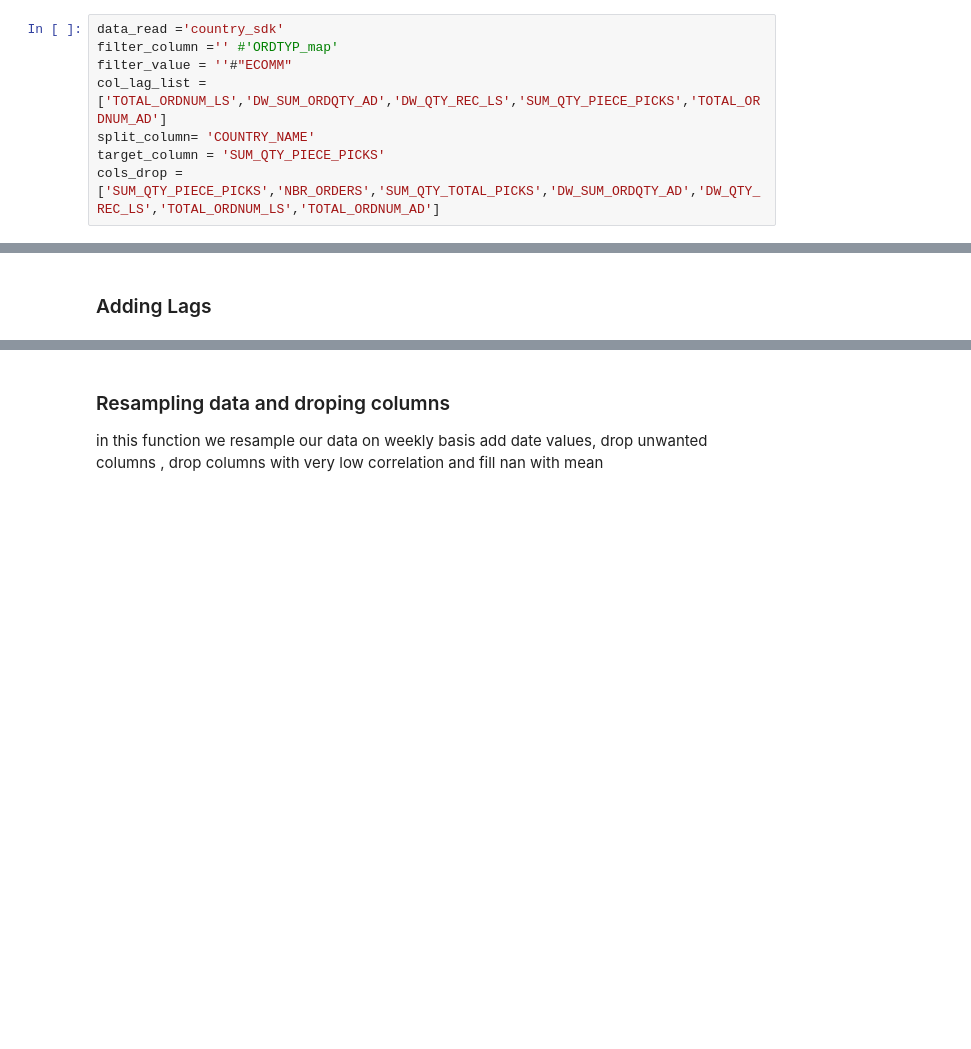
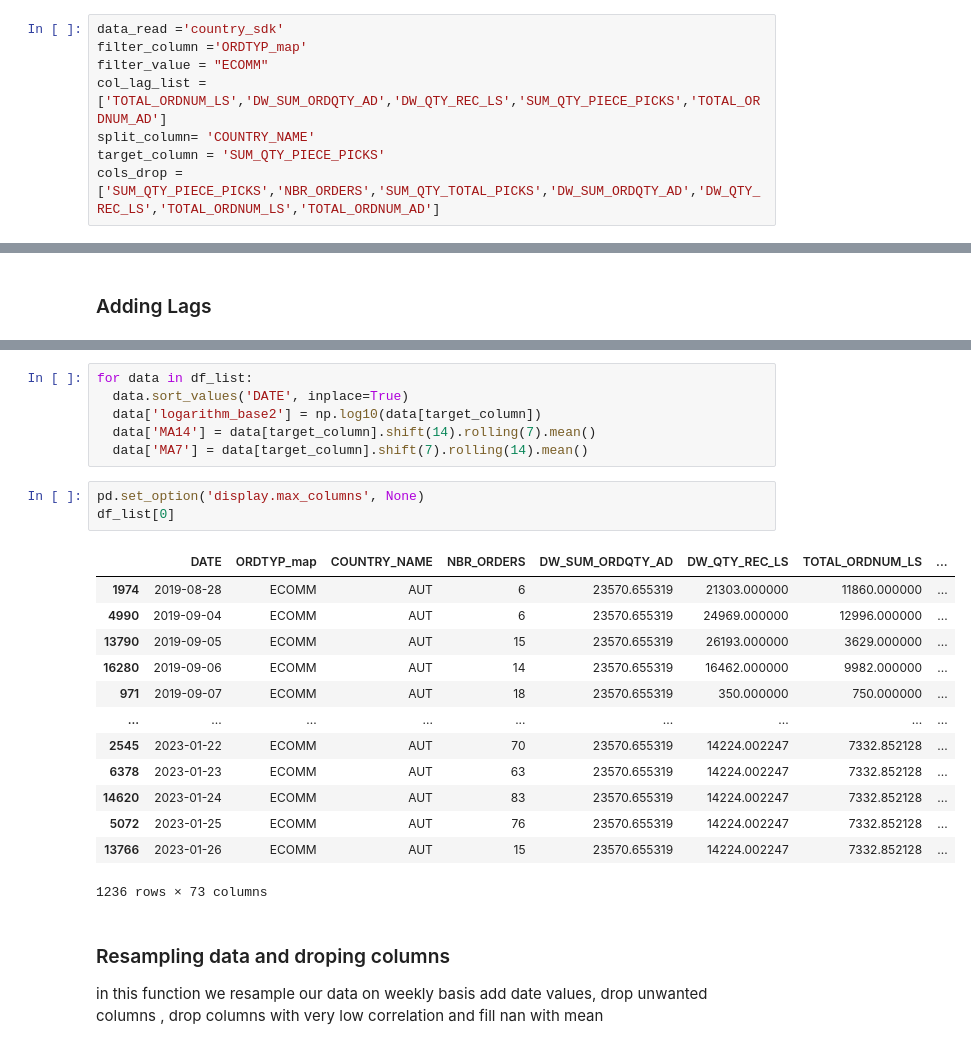
Before and after one commit to tedyadika/Azureml, a Jupyter notebook: Data_preparation.ipynb, the cells around one changed output, grey strips where cells are left out. Drawn from its saved outputs; the diff is of its cells as text; blank space fills up the shorter version.

```diff
--- a/Data_preparation.ipynb
+++ b/Data_preparation.ipynb
@@ -45,8 +45,8 @@ from xgboost import XGBRegressor
 from sklearn.metrics import mean_squared_error
 # %%
 data_read ='country_sdk'
-filter_column ='' #'ORDTYP_map'
-filter_value = ''#"ECOMM"
+filter_column ='ORDTYP_map'
+filter_value = "ECOMM"
 col_lag_list = ['TOTAL_ORDNUM_LS','DW_SUM_ORDQTY_AD','DW_QTY_REC_LS','SUM_QTY_PIECE_PICKS','TOTAL_ORDNUM_AD']
 split_column= 'COUNTRY_NAME'
 target_column = 'SUM_QTY_PIECE_PICKS'
@@ -269,3 +161,26 @@ TOTAL_ORDNUM_AD
+# %%
+for data in df_list:
+  data.sort_values('DATE', inplace=True)
+  data['logarithm_base2'] = np.log10(data[target_column])
+  data['MA14'] = data[target_column].shift(14).rolling(7).mean()
+  data['MA7'] = data[target_column].shift(7).rolling(14).mean()
+# %%
+pd.set_option('display.max_columns', None)
+df_list[0]
+# %% [output]
+|  | DATE | ORDTYP_map | COUNTRY_NAME | NBR_ORDERS | DW_SUM_ORDQTY_AD | DW_QTY_REC_LS | TOTAL_ORDNUM_LS | ... |
+| 1974 | 2019-08-28 | ECOMM | AUT | 6 | 23570.655319 | 21303.000000 | 11860.000000 | ... |
+| 4990 | 2019-09-04 | ECOMM | AUT | 6 | 23570.655319 | 24969.000000 | 12996.000000 | ... |
+| 13790 | 2019-09-05 | ECOMM | AUT | 15 | 23570.655319 | 26193.000000 | 3629.000000 | ... |
+| 16280 | 2019-09-06 | ECOMM | AUT | 14 | 23570.655319 | 16462.000000 | 9982.000000 | ... |
+| 971 | 2019-09-07 | ECOMM | AUT | 18 | 23570.655319 | 350.000000 | 750.000000 | ... |
+| ... | ... | ... | ... | ... | ... | ... | ... | ... |
+| 2545 | 2023-01-22 | ECOMM | AUT | 70 | 23570.655319 | 14224.002247 | 7332.852128 | ... |
+| 6378 | 2023-01-23 | ECOMM | AUT | 63 | 23570.655319 | 14224.002247 | 7332.852128 | ... |
+| 14620 | 2023-01-24 | ECOMM | AUT | 83 | 23570.655319 | 14224.002247 | 7332.852128 | ... |
+| 5072 | 2023-01-25 | ECOMM | AUT | 76 | 23570.655319 | 14224.002247 | 7332.852128 | ... |
+| 13766 | 2023-01-26 | ECOMM | AUT | 15 | 23570.655319 | 14224.002247 | 7332.852128 | ... |
+1236 rows × 73 columns
 # %% [markdown]
 ### Resampling data and droping columns
 in this function we resample our data on weekly basis  add date values, drop unwanted columns ,
```
Also changed, not shown: parts of 7 cells of this notebook.
